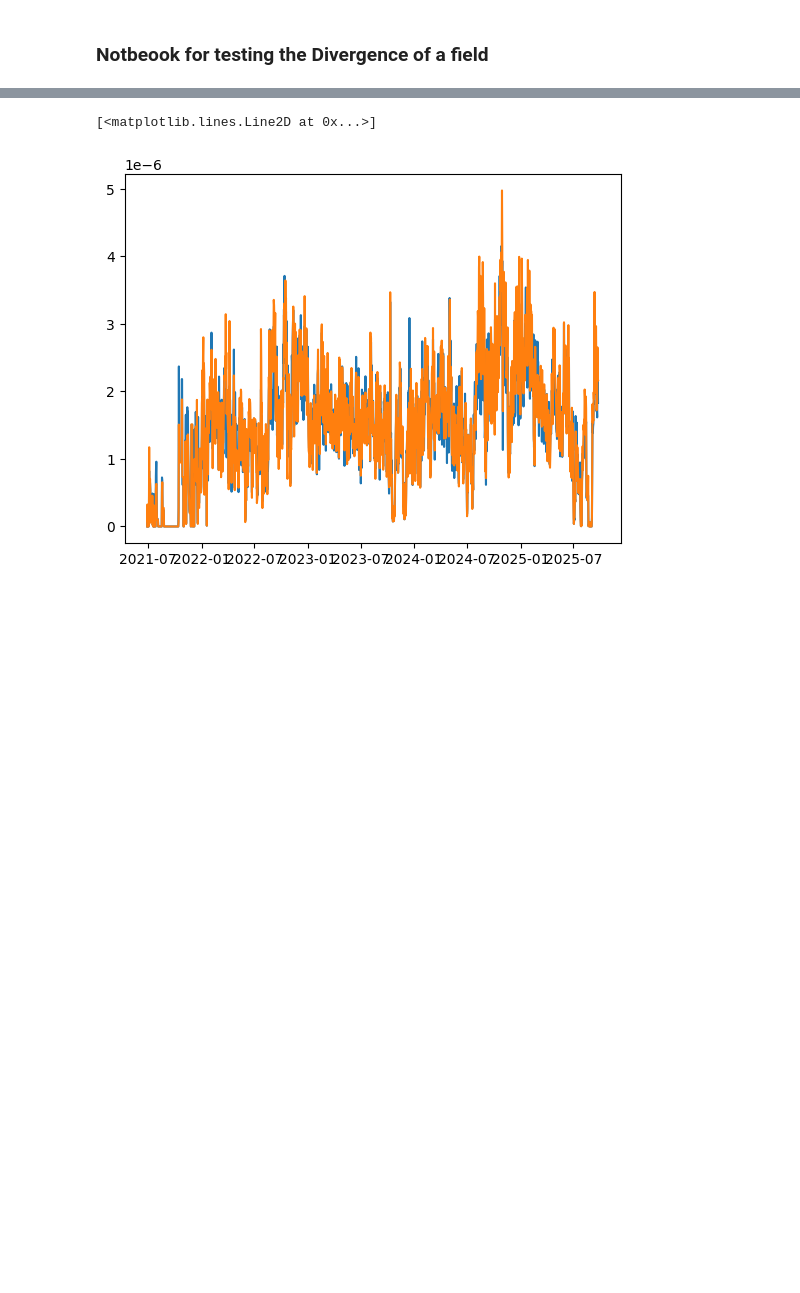
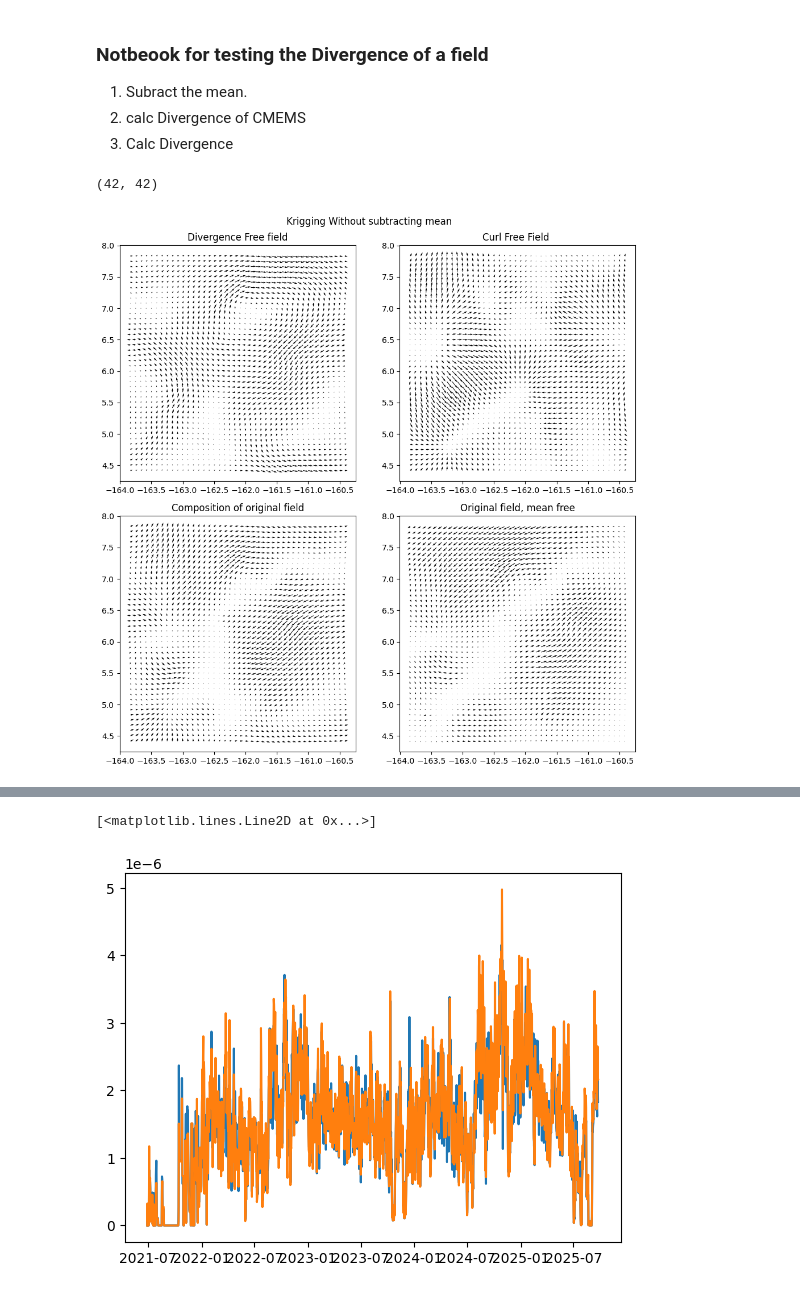
Before and after one commit to Colin-zerfass/fate-core, a Jupyter notebook: Code/Divergence.ipynb, the cells around one changed output, grey strips where cells are left out. Saved outputs shown, nothing was run; the diff lists cells and outputs as text; code cells hidden in the pictures; blank space fills up the shorter version.

```diff
--- a/Code/Divergence.ipynb
+++ b/Code/Divergence.ipynb
@@ -1,5 +1,9 @@
 # %% [markdown]
 ### Notbeook for testing the Divergence of a field
+
+1) Subract the mean.
+2) calc Divergence of CMEMS
+3) Calc Divergence
 # %%
 import numpy as np
 import pandas as pd
@@ -12,4 +16,8 @@ target_date = pd.to_datetime("2024-6-12", format="%Y-%m-%d")
 slice_t = ds.sel(time =target_date)
+# %%
+slice_t.uo.shape
+# %% [output]
+(42, 42)
 # %%
 import numpy as np
 
@@ -54,0 +90,40 @@ def helmholtz_div_free(u, v, dx, dy):
+# %%
+##Calc Divergence free field, Curl Free field.
+target_date = pd.to_datetime("2025-6-13", format="%Y-%m-%d")
+slice_t = ds.sel(time =target_date)
+u = slice_t.uo.to_numpy()
+v = slice_t.vo.to_numpy()
+u_n = u - np.mean(u)
+v_n = v - np.mean(v)
+dx = haversine_dist(6.1, 163, 6.1, 163 +1/12) *1000
+
+
+
+u_df, v_df, psi = helmholtz_div_free(u_n, v_n, dx,dx)
+u_cf , v_cf ,phi = helmholtz_curl_free(u_n, v_n, dx,dx)
+
+F_u = u_df + u_cf
+F_v = v_df + v_cf
+
+X, Y = np.meshgrid(slice_t.lon.to_numpy(), slice_t.lat.to_numpy())
+
+fig, axs = plt.subplots(2,2, figsize = (10,10))
+axs[0,0].quiver(X,Y,u_df, v_df )
+axs[0,1].quiver(X,Y, u_cf, v_cf)
+axs[1,0].quiver(X,Y, F_u, F_v)
+axs[1,1].quiver(X,Y, u_n, v_n)
+
+axs[0,0].set_title("Divergence Free field")
+axs[0,1].set_title("Curl Free Field ")
+axs[1,0].set_title("Composition of original field")
+axs[1,1].set_title("Original field, mean free")
+
+axs[0,0].set_box_aspect(1)
+axs[0,1].set_box_aspect(1)
+axs[1,0].set_box_aspect(1)
+axs[1,1].set_box_aspect(1)
+
+fig.suptitle("Krigging Without subtracting mean")
+fig.tight_layout()
+# %% [output]
+[figure, added]
```
Also changed, not shown: parts of 18 cells of this notebook, 1 other file.
